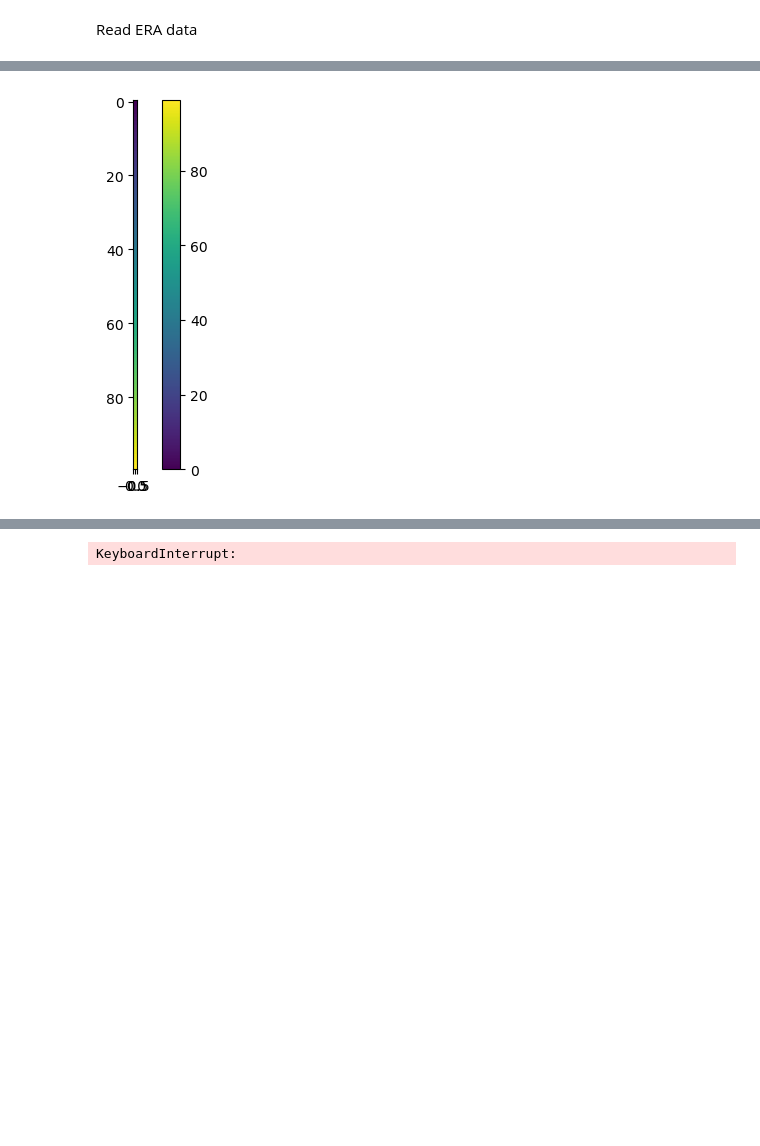
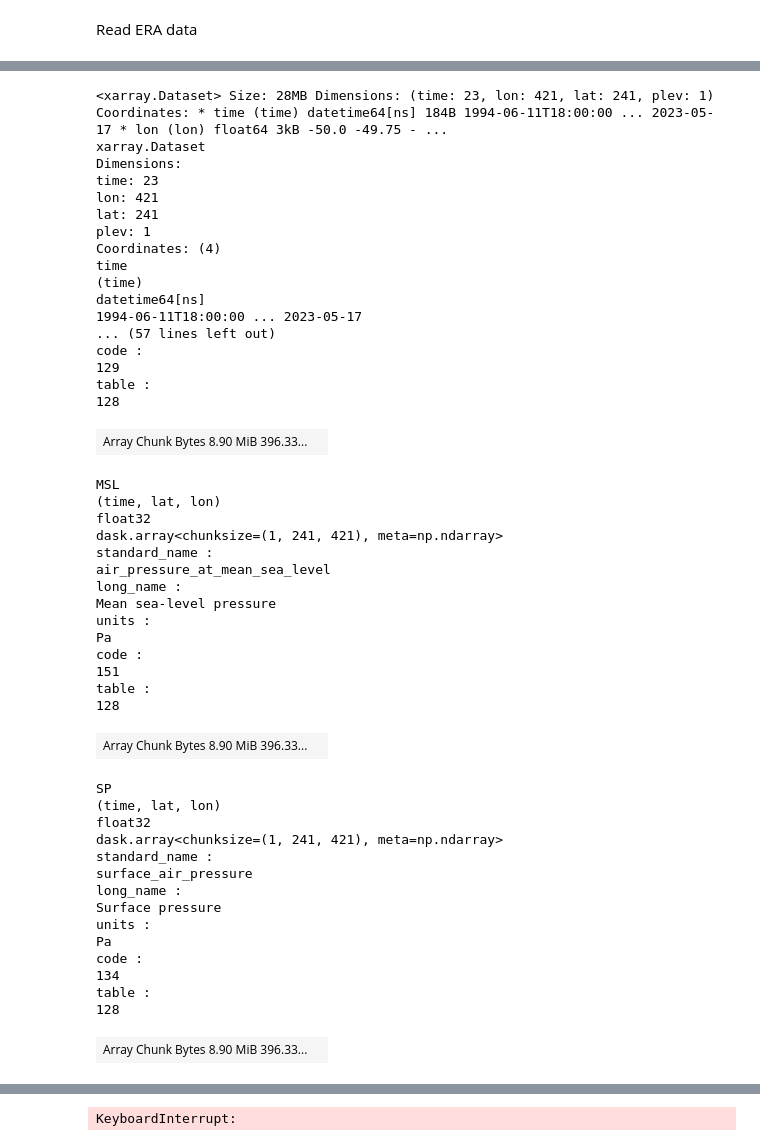
Before and after one commit to zappag/FLORA, a Jupyter notebook: explore.ipynb, the cells around one changed output, grey strips where cells are left out. Drawn from its saved outputs; the diff is of its cells as text; code cells hidden in the pictures; blank space fills up the shorter version.

```diff
--- a/explore.ipynb
+++ b/explore.ipynb
@@ -323,7 +293,51 @@ plt.show()
-# %%
-plt.figure
-plt.imshow([[i] for i in range(100)], cmap='viridis')  # Example plot to display the reversed RdBu colormap
-plt.colorbar()
-plt.show()
-# %% [output]
-[figure, removed]
+# %%
+vdata_events
+# %% [output]
+<xarray.Dataset> Size: 28MB Dimensions: (time: 23, lon: 421, lat: 241, plev: 1) Coordinates: * time (time) datetime64[ns] 184B 1994-06-11T18:00:00 ... 2023-05-17 * lon (lon) float64 3kB -50.0 -49.75 - ...
+xarray.Dataset
+Dimensions:
+time: 23
+lon: 421
+lat: 241
+plev: 1
+Coordinates: (4)
+time
+(time)
+datetime64[ns]
+1994-06-11T18:00:00 ... 2023-05-17
+... (57 lines left out)
+code :
+129
+table :
+128
+| Array Chunk Bytes 8.90 MiB 396.33... |  |
+MSL
+(time, lat, lon)
+float32
+dask.array<chunksize=(1, 241, 421), meta=np.ndarray>
+standard_name :
+air_pressure_at_mean_sea_level
+long_name :
+Mean sea-level pressure
+units :
+Pa
+code :
+151
+table :
+128
+| Array Chunk Bytes 8.90 MiB 396.33... |  |
+SP
+(time, lat, lon)
+float32
+dask.array<chunksize=(1, 241, 421), meta=np.ndarray>
+standard_name :
+surface_air_pressure
+long_name :
+Surface pressure
+units :
+Pa
+code :
+134
+table :
+128
+| Array Chunk Bytes 8.90 MiB 396.33... |  |
```
Also changed, not shown: parts of 7 cells of this notebook.
